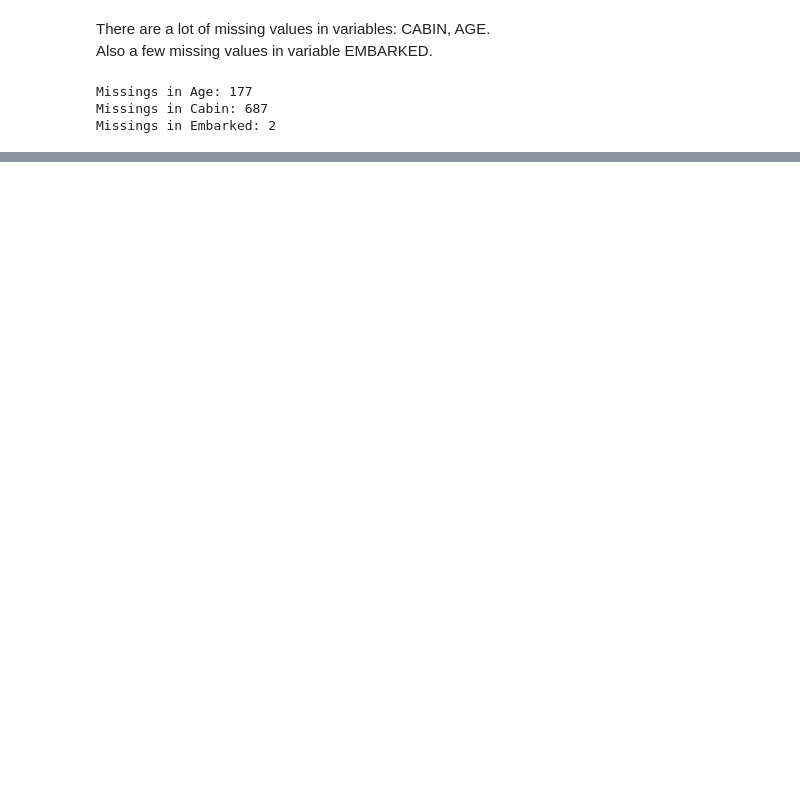
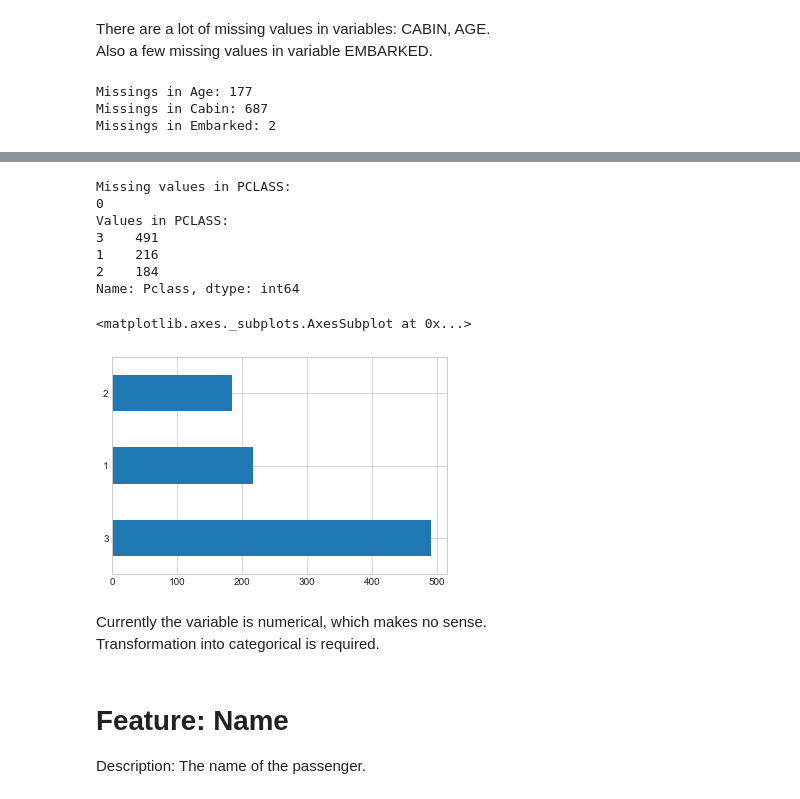
Before and after one commit to iliabadeev/kaggle-titanic-solution, a Jupyter notebook: solution.ipynb, the cells around one changed output, grey strips where cells are left out. Saved outputs shown, nothing was run; the diff lists cells and outputs as text; code cells hidden in the pictures; blank space fills up the shorter version.

```diff
--- a/solution.ipynb
+++ b/solution.ipynb
@@ -135,0 +167,24 @@ df_con = pd.DataFrame() # for continuous variables
+# %%
+# Count missings
+print("Missing values in PCLASS:")
+print(missing_values["Pclass"])
+
+# Count values
+print("Values in PCLASS:")
+print(train["Pclass"].value_counts())
+
+# Plot the distribution of values
+train["Pclass"].value_counts().plot.barh()
+# %% [output]
+Missing values in PCLASS:
+0
+Values in PCLASS:
+3    491
+1    216
+2    184
+Name: Pclass, dtype: int64
+<matplotlib.axes._subplots.AxesSubplot at 0x...>
+[figure, added]
+# %% [markdown]
+Currently the variable is numerical, which makes no sense.
+Transformation into categorical is required.
@@ -135,0 +195,3 @@ df_con = pd.DataFrame() # for continuous variables
+# %% [markdown]
+# Feature: Name
+Description: The name of the passenger.
```
Also changed, not shown: parts of 49 cells of this notebook.
